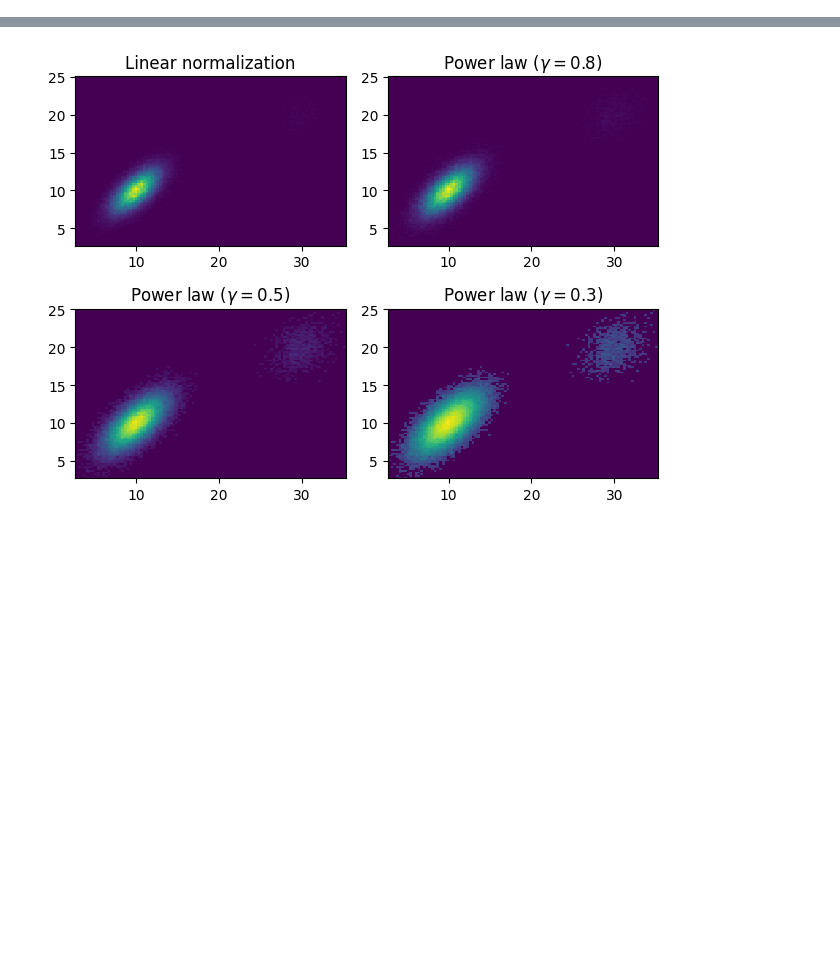
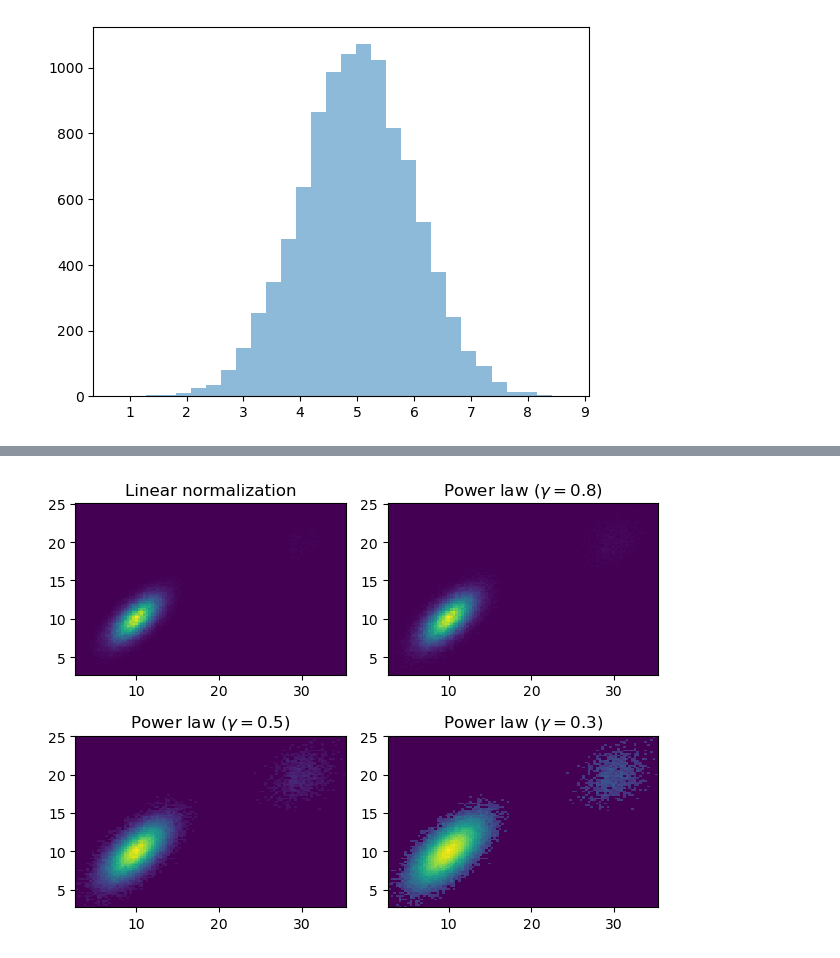
Before and after one commit to IsaacMercado/estimacion-paralajes, a Jupyter notebook: notebooks/1.0_data_preparation.ipynb, the cells around one changed output, grey strips where cells are left out. Cells and saved outputs as stored; diff of their text form; code cells hidden in the pictures; blank space fills up the shorter version.

```diff
--- a/notebooks/1.0_data_preparation.ipynb
+++ b/notebooks/1.0_data_preparation.ipynb
@@ -40,0 +54,5 @@ plt.hist(y, bins=30, histtype="stepfilled", alpha=0.5);
+# %%
+x = pm.draw(pm.Normal.dist(mu=5, sigma=1), 10000)
+plt.hist(x, bins=30, histtype="stepfilled", alpha=0.5);
+# %% [output]
+[figure, added]
```
Also changed, not shown: parts of 27 cells of this notebook, 4 other files.
